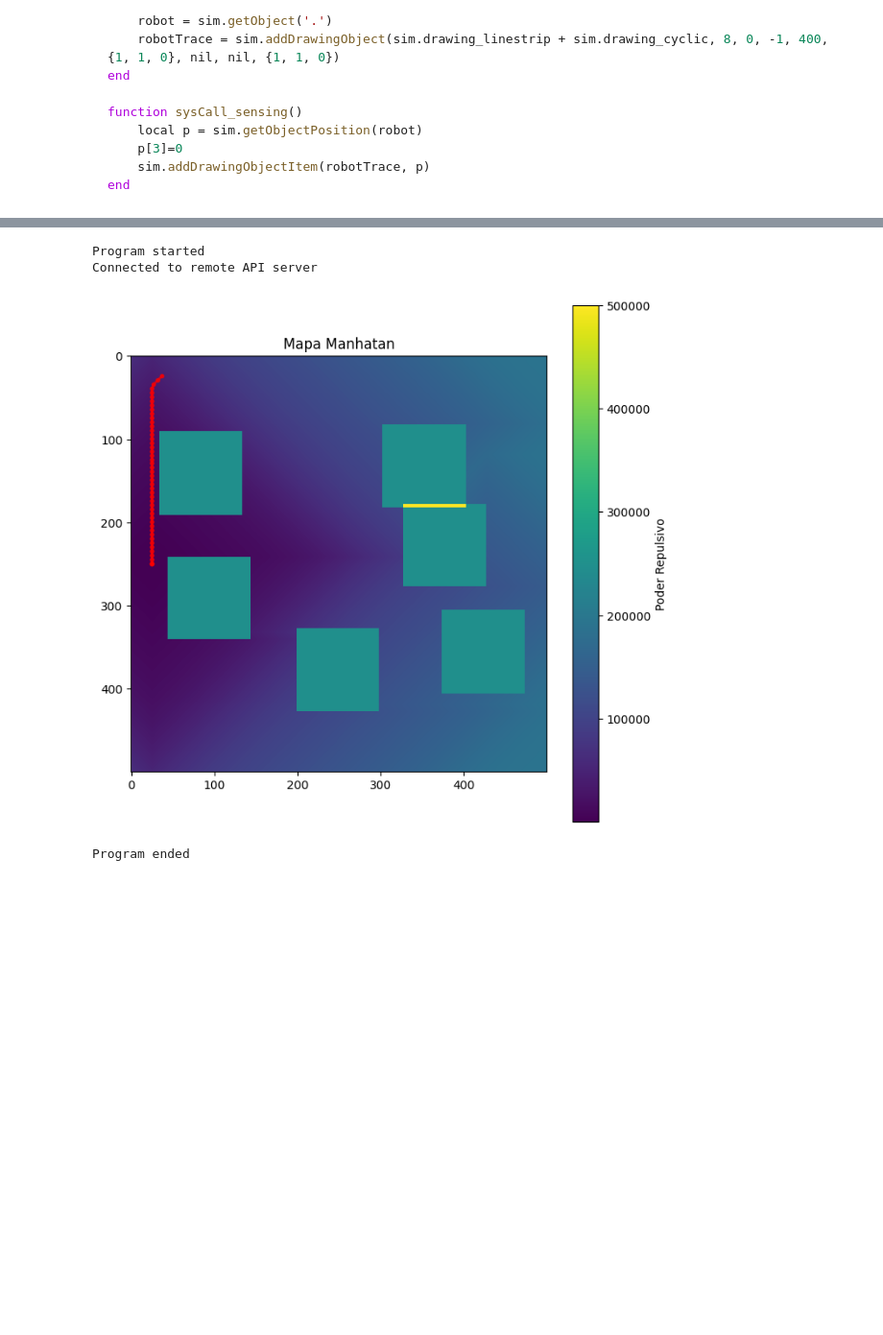
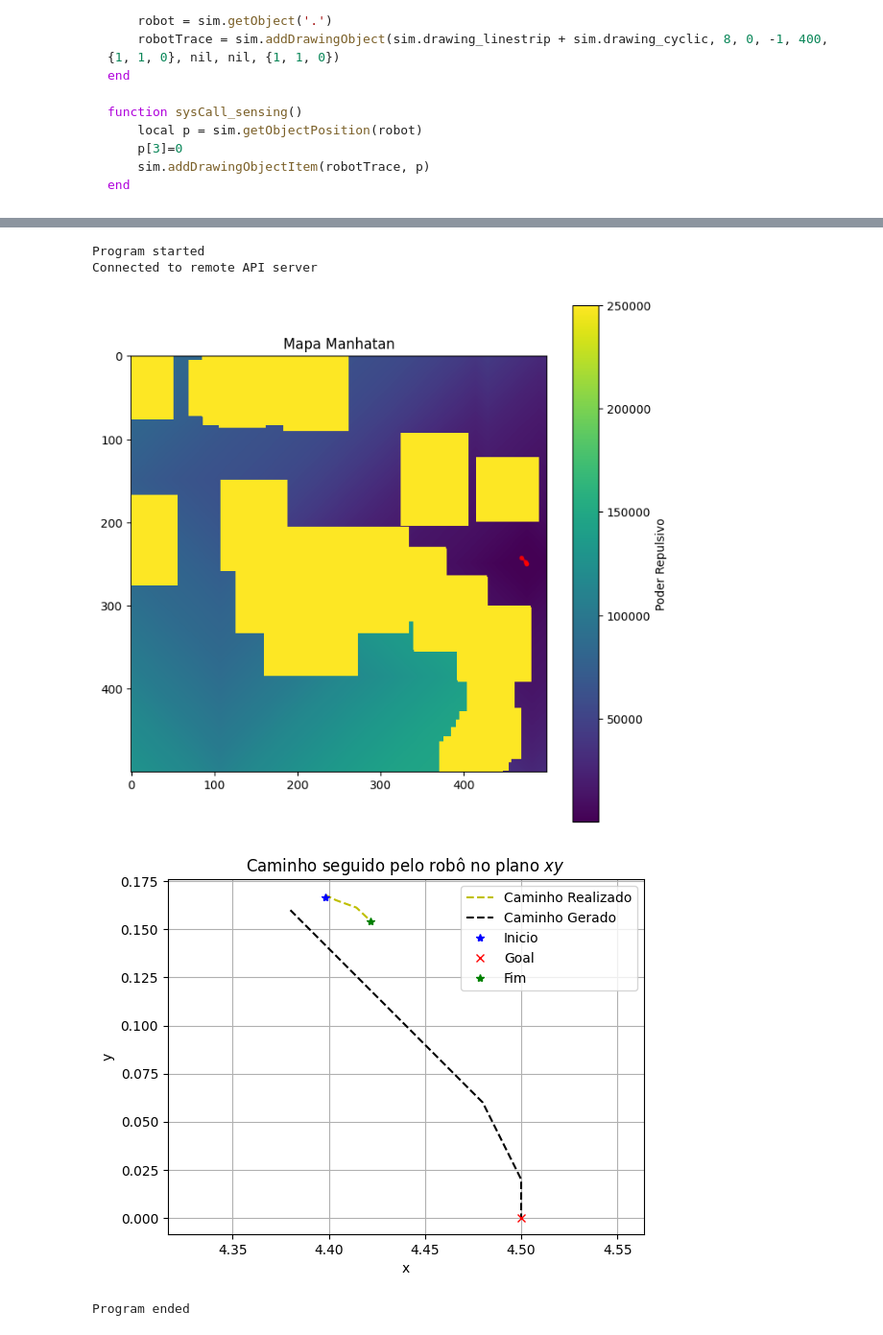
Before and after one commit to joseigo/DCA0440_Sistemas_Roboticos_Autonomos_24_1, a Jupyter notebook: Projeto 2/Projeto 2.ipynb, the cells around one changed output, grey strips where cells are left out. Shown: that part at 96% size. Cells and saved outputs as stored; diff of their text form; code cells hidden in the pictures; blank space fills up the shorter version.

```diff
--- a/Projeto 2/Projeto 2.ipynb
+++ b/Projeto 2/Projeto 2.ipynb
@@ -52,7 +52,7 @@ if clientID != -1:
     print('Connected to remote API server')
     controller = RobotController(clientID)
 
-    controller.set_goal(np.array([5,5,0]))
+    controller.set_goal(np.array([3,4,0]))
 
     controller.get_map()
 
@@ -86,31 +86,32 @@ Program ended
 # %%
 from RobotLibrary import *
 
 print('Program started')
 sim.simxFinish(-1)
 clientID = sim.simxStart('127.0.0.1', 19999, True, True, 5000, 5)
 
 if clientID != -1:
     print('Connected to remote API server')
 
-    controller.qi = controller.get_robot_position()
-
-    controller.set_goal(np.array([-4.5,0,0]))
+    controller.set_goal(np.array([4.5,0,0]))
 
     controller.get_generated_path_manha(True)
 
     controller.send_generated_path()
 
     controller.control_loop(500)
 
     sim.simxFinish(clientID)
+
+    controller.plot_caminho()
 else:
     print('Failed connecting to remote API server')
 
 print('Program ended')
 # %% [output]
 Program started
 Connected to remote API server
-[figure, old version]
+[figure, new version]
+[figure, added]
 Program ended
 # %%
```
Also changed, not shown: parts of 4 cells of this notebook, 2 other files.
